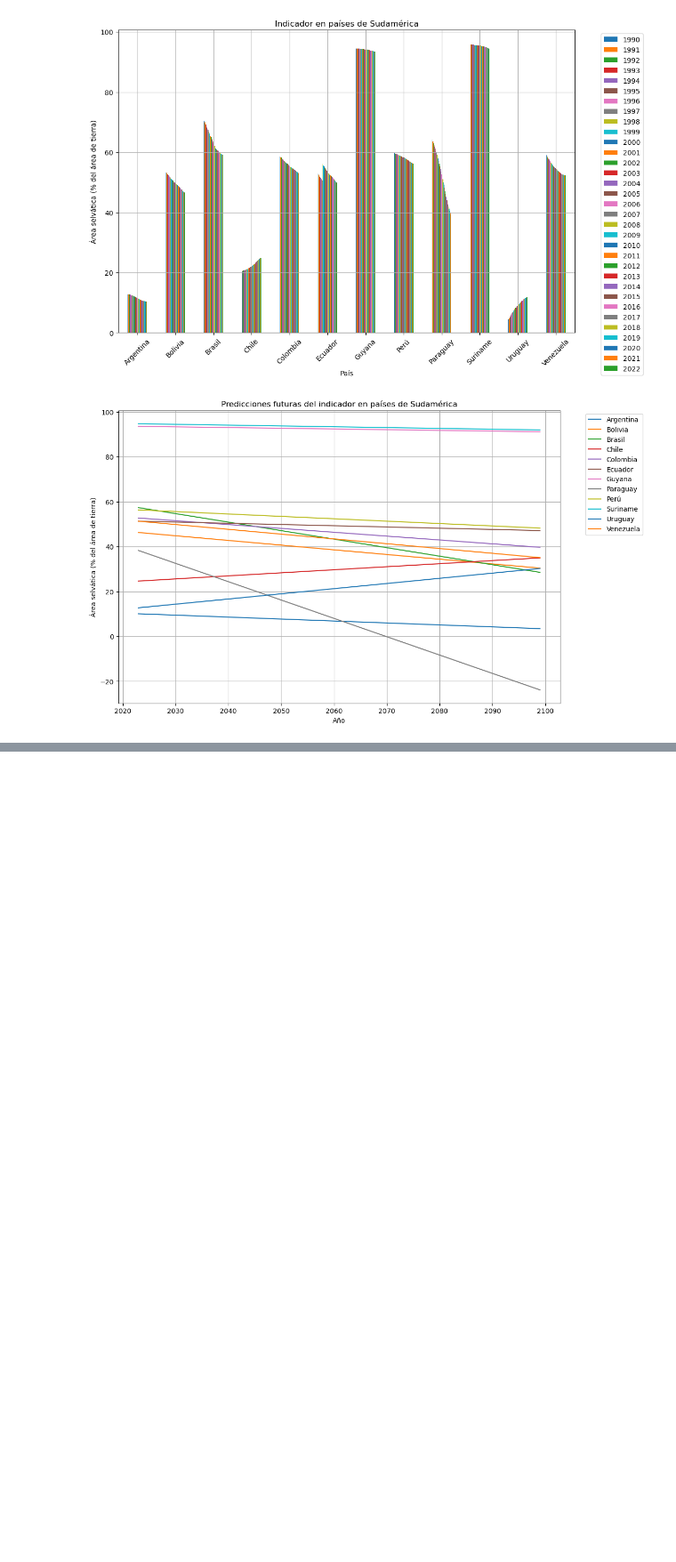
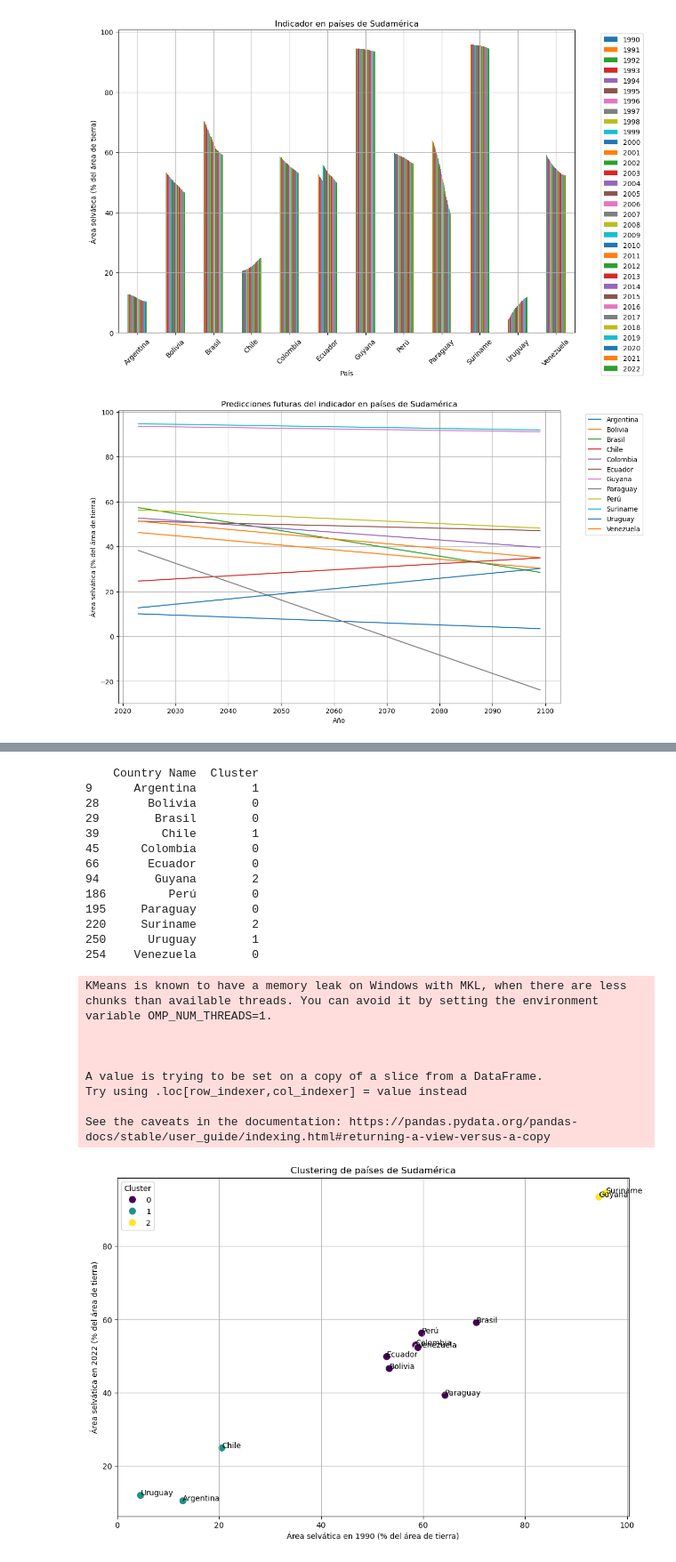
Before and after one commit to jaimecabrera911/ACA_FINAL, a Jupyter notebook: aca_final.ipynb, the cells around one changed output, grey strips where cells are left out. Shown at 89% size. Saved outputs shown, nothing was run; the diff lists cells and outputs as text; code cells hidden in the pictures; blank space fills up the shorter version.

```diff
--- a/aca_final.ipynb
+++ b/aca_final.ipynb
@@ -195,0 +233,58 @@ plt.show()
+# %%
+from sklearn.cluster import KMeans
+import seaborn as sns
+
+import matplotlib.pyplot as plt
+
+# Seleccionar las características para el clustering (los años de 1990 a 2022)
+X = df_suramerica[columns_to_display[1:]].values
+
+# Crear el modelo KMeans con un número de clusters (por ejemplo, 3)
+kmeans = KMeans(n_clusters=3, random_state=42)
+
+# Ajustar el modelo a los datos
+kmeans.fit(X)
+
+# Obtener las etiquetas de los clusters
+labels = kmeans.labels_
+
+# Agregar las etiquetas de los clusters al DataFrame
+df_suramerica['Cluster'] = labels
+
+# Mostrar los países y sus respectivos clusters
+print(df_suramerica[['Country Name', 'Cluster']])
+
+# Visualizar los clusters
+plt.figure(figsize=(12, 8))
+sns.scatterplot(x='1990', y='2022', hue='Cluster', data=df_suramerica, palette='viridis', s=100)
+for i in range(df_suramerica.shape[0]):
+    plt.text(df_suramerica['1990'].iloc[i], df_suramerica['2022'].iloc[i], df_suramerica['Country Name'].iloc[i])
+plt.title('Clustering de países de Sudamérica')
+plt.xlabel('Área selvática en 1990 (% del área de tierra)')
+plt.ylabel('Área selvática en 2022 (% del área de tierra)')
+plt.legend(title='Cluster')
+plt.grid(True)
+plt.show()
+# %% [output]
+    Country Name  Cluster
+9      Argentina        1
+28       Bolivia        0
+29        Brasil        0
+39         Chile        1
+45      Colombia        0
+66       Ecuador        0
+94        Guyana        2
+186         Perú        0
+195     Paraguay        0
+220     Suriname        2
+250      Uruguay        1
+254    Venezuela        0
+KMeans is known to have a memory leak on Windows with MKL, when there are less chunks than available threads. You can avoid it by setting the environment variable OMP_NUM_THREADS=1.
+
+
+
+A value is trying to be set on a copy of a slice from a DataFrame.
+Try using .loc[row_indexer,col_indexer] = value instead
+
+See the caveats in the documentation: https://pandas.pydata.org/pandas-docs/stable/user_guide/indexing.html#returning-a-view-versus-a-copy
+[figure, added]
```
Also changed, not shown: parts of 2 cells of this notebook.
